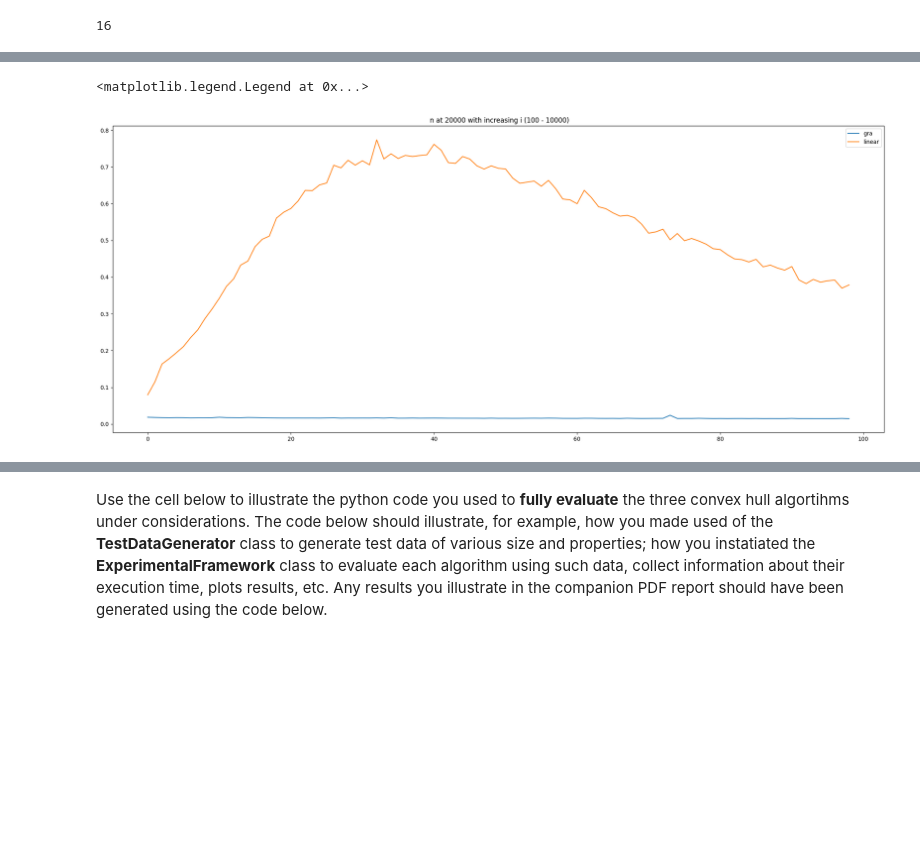
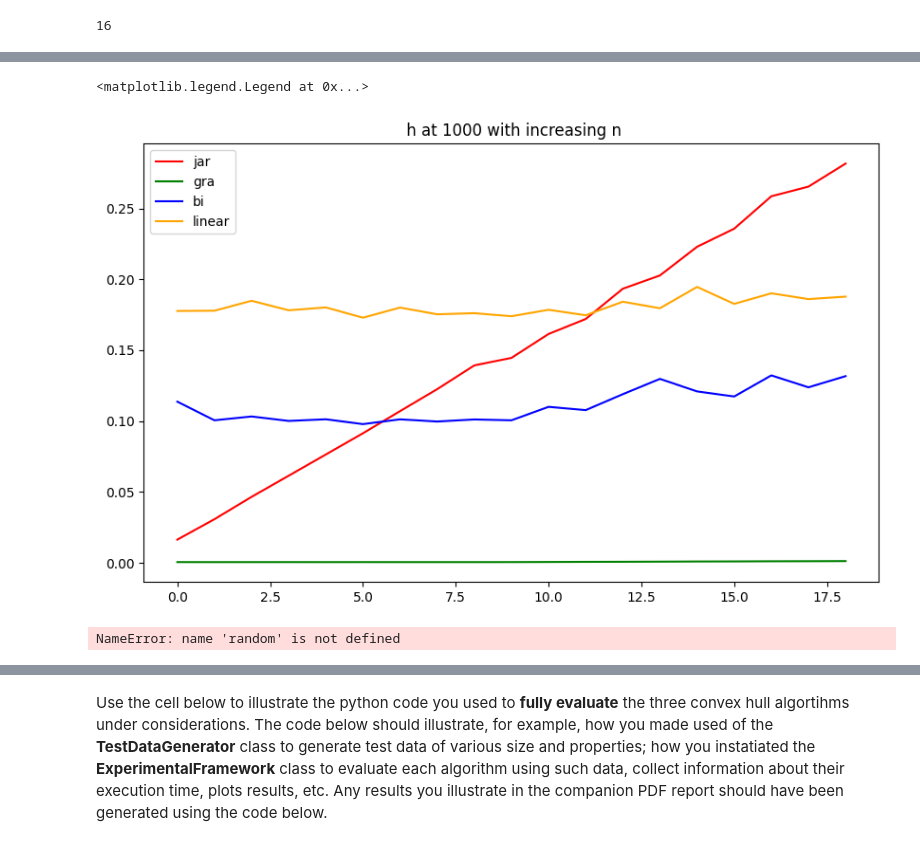
Before and after one commit to AidCheng/Gesture-Recognition, a Jupyter notebook: grp-003-0005code.ipynb, the cells around one changed output, grey strips where cells are left out. Saved outputs shown, nothing was run; the diff lists cells and outputs as text; code cells hidden in the pictures; blank space fills up the shorter version.

```diff
--- a/grp-003-0005code.ipynb
+++ b/grp-003-0005code.ipynb
@@ -751,24 +910,54 @@ for i in range(100,10000,100):
+# %%
+# Constant n with increasing i
+# Test the efficiency with increasing n
+gra7 = []
+bi7 = []
+line7 = []
+jar7 = []
+
+for n in range(100,5000,1000):
+    i = 1000
+    points = TestDataGenerator(n, i).points
+    j_t, g_t, b_t, l_t = 0, 0, 0, 0
+    for i in range(10):
+        start = ti.default_timer()
+        jarvis(points, n+1)
+        j_t += ti.default_timer() - start
+
+        start = ti.default_timer()
+        graham_scan(points)
+        g_t += ti.default_timer() - start
+
+        start = ti.default_timer()
+        chen(points)
+        b_t += ti.default_timer() - start
+
+        start = ti.default_timer()
+        linear(points)
+        l_t += ti.default_timer() - start
+
+    jar7.append(j_t / 10)
+    gra7.append(g_t / 10)
+    bi7.append(b_t / 10)
+    line7.append(l_t/ 10)
 # %%
-plt.figure(figsize=(25,10))
-# plt.plot(jar6, label = 'jar', marker = '')
-plt.plot(gra6, label = 'gra', marker = '')
-# plt.plot(bi6, label = 'bi', marker = '')
-plt.plot(line6, label = 'linear', marker = '')
-plt.title(" n at 20000 with increasing i (100 - 10000)")
+plt.figure(figsize=(10,6))
+plt.plot(jar7, label = 'jar', marker = '', color = 'r')
+plt.plot(gra7, label = 'gra', marker = '', color = 'g')
+plt.plot(bi7, label = 'bi', marker = '', color = 'b')
+plt.plot(line7, label = 'linear', marker = '', color = 'orange')
+plt.title(" h at 1000 with increasing n")
 plt.legend()
 # %% [output]
 <matplotlib.legend.Legend at 0x...>
-[figure, old version]
+[figure, new version]
 # %%
 # Constant n with increasing i
 # Test the efficiency with increasing n
-gra7 = []
-bi7 = []
-line7 = []
-jar7 = []
+jar8 = []
 
 for r in range(1,11):
-    n = 20000
+    n = 2000
     i = int(r * n * 0.1)
     points = TestDataGenerator(n, i).points
     j_t, g_t, b_t, l_t = 0, 0, 0, 0
@@ -777,19 +966,6 @@ for r in range(1,11):
         jarvis(points, n+1)
         j_t += ti.default_timer() - start
 
-        start = ti.default_timer()
-        graham_scan(points)
-        g_t += ti.default_timer() - start
-
-        start = ti.default_timer()
-        chen(points)
-        b_t += ti.default_timer() - start
-
-        start = ti.default_timer()
-        linear(points)
-        l_t += ti.default_timer() - start
-
-    jar7.append(j_t / 10)
-    gra7.append(g_t / 10)
-    bi7.append(b_t / 10)
-    line7.append(l_t/ 10)
+    jar8.append(j_t / 10)
+# %% [output]
+NameError: name 'random' is not defined
```
Also changed, not shown: parts of 29 cells of this notebook.
